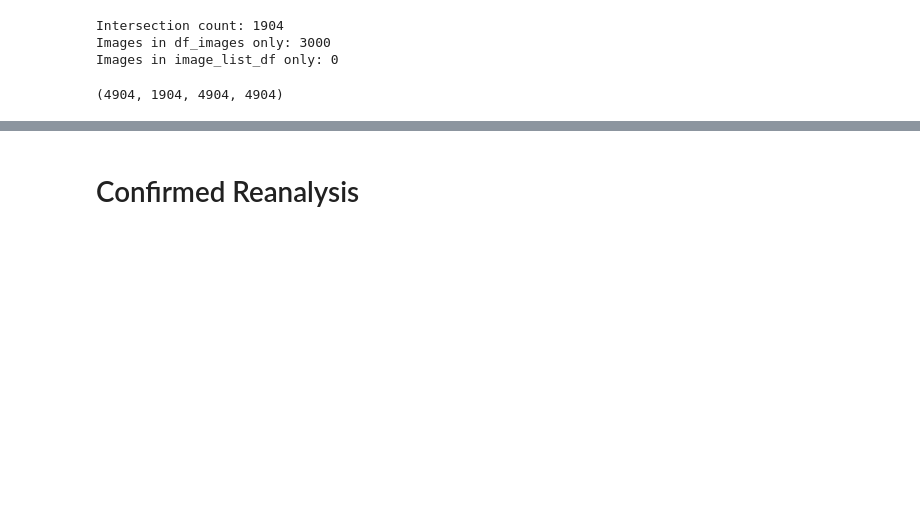
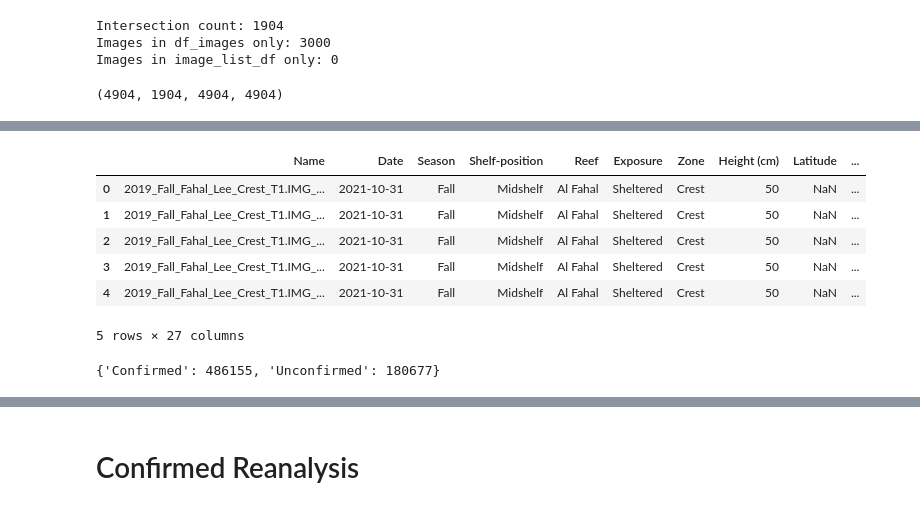
Before and after one commit to data-mermaid/mermaid-segmentation, a Jupyter notebook: scraping/scrape_imagelist.ipynb, the cells around one changed output, grey strips where cells are left out. Saved outputs shown, nothing was run; the diff lists cells and outputs as text; code cells hidden in the pictures; blank space fills up the shorter version.

```diff
--- a/scraping/scrape_imagelist.ipynb
+++ b/scraping/scrape_imagelist.ipynb
@@ -439,0 +245,9 @@ df_counts_problematic
+# %%
+# Assuming we already have the rescraped images
+s3_key_image = f"{prefix}/imagelist/s{source_id}_image_list.csv"
+obj_il = s3.get_object(Bucket=bucket_name, Key=s3_key_image)
+df_images = pd.read_csv(obj_il["Body"])
+# %%
+s3_key_annotations = f"{prefix}/s{source_id}/annotations.csv"
+obj_ann = s3.get_object(Bucket=bucket_name, Key=s3_key_annotations)
+annotations_df = pd.read_csv(obj_ann["Body"])
@@ -439,0 +267,16 @@ df_counts_problematic
+# %%
+image_list_df["Status"] = None
+confirmed_mask = image_list_df["Name"].apply(lambda x: "Confirmed" in x)
+Unconfirmed_mask = image_list_df["Name"].apply(lambda x: "Unconfirmed" in x)
+Unclassified_mask = image_list_df["Name"].apply(lambda x: "Unclassified" in x)
+image_list_df.loc[confirmed_mask, "Status"] = "Confirmed"
+image_list_df.loc[Unconfirmed_mask, "Status"] = "Unconfirmed"
+image_list_df.loc[Unclassified_mask, "Status"] = "Unclassified"
+
+df_images["Status"] = None
+confirmed_mask = df_images["Name"].apply(lambda x: "Confirmed" in x)
+Unconfirmed_mask = df_images["Name"].apply(lambda x: "Unconfirmed" in x)
+Unclassified_mask = df_images["Name"].apply(lambda x: "Unclassified" in x)
+df_images.loc[confirmed_mask, "Status"] = "Confirmed"
+df_images.loc[Unconfirmed_mask, "Status"] = "Unconfirmed"
+df_images.loc[Unclassified_mask, "Status"] = "Unclassified"
@@ -439,0 +323,10 @@ df_counts_problematic
+# %%
+df_annotations_copy.head()
+# %% [output]
+|  | Name | Date | Season | Shelf-position | Reef | Exposure | Zone | Height (cm) | Latitude | ... |
+| 0 | 2019_Fall_Fahal_Lee_Crest_T1.IMG_... | 2021-10-31 | Fall | Midshelf | Al Fahal | Sheltered | Crest | 50 | NaN | ... |
+| 1 | 2019_Fall_Fahal_Lee_Crest_T1.IMG_... | 2021-10-31 | Fall | Midshelf | Al Fahal | Sheltered | Crest | 50 | NaN | ... |
+| 2 | 2019_Fall_Fahal_Lee_Crest_T1.IMG_... | 2021-10-31 | Fall | Midshelf | Al Fahal | Sheltered | Crest | 50 | NaN | ... |
+| 3 | 2019_Fall_Fahal_Lee_Crest_T1.IMG_... | 2021-10-31 | Fall | Midshelf | Al Fahal | Sheltered | Crest | 50 | NaN | ... |
+| 4 | 2019_Fall_Fahal_Lee_Crest_T1.IMG_... | 2021-10-31 | Fall | Midshelf | Al Fahal | Sheltered | Crest | 50 | NaN | ... |
+5 rows × 27 columns
@@ -439,0 +361,4 @@ df_counts_problematic
+# %%
+image_count_dict
+# %% [output]
+{'Confirmed': 486155, 'Unconfirmed': 180677}
```
Also changed, not shown: parts of 66 cells of this notebook.
